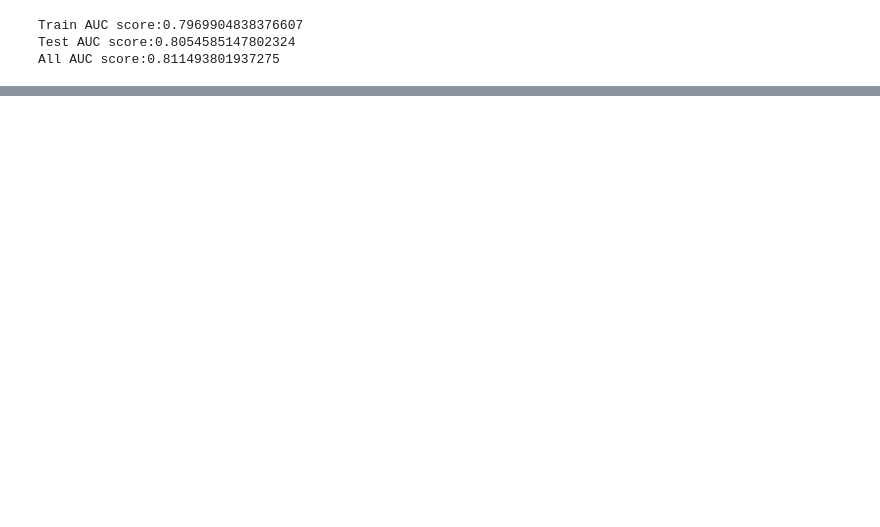
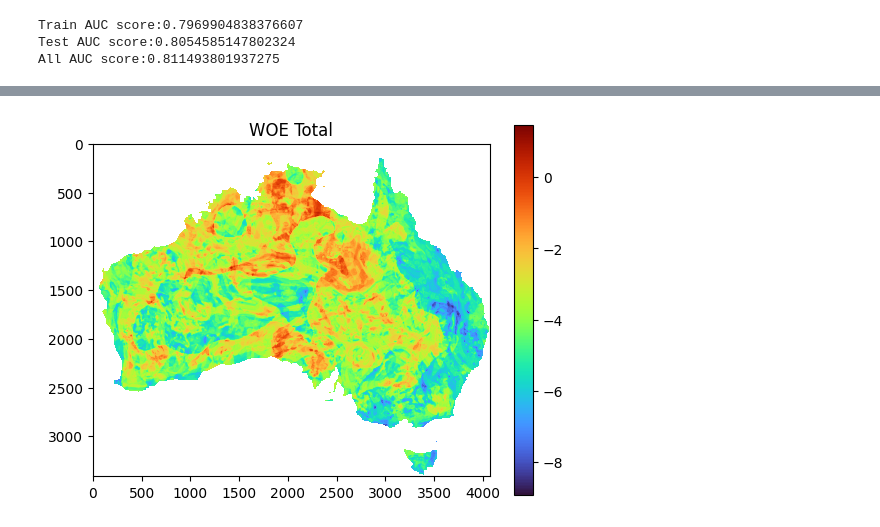
Before and after one commit to DARPA-CRITICALMAAS/sri-ta3-baselines, a Jupyter notebook: S2_MVT_WOE_baseline.ipynb, the cells around one changed output, grey strips where cells are left out. Cells and saved outputs as stored; diff of their text form; code cells hidden in the pictures; blank space fills up the shorter version.

```diff
--- a/S2_MVT_WOE_baseline.ipynb
+++ b/S2_MVT_WOE_baseline.ipynb
@@ -12,3 +12,5 @@ Loads the datacube
 # %%
-data_aus = utils.load_dataset('data/datacube_sri_aus.csv')
-data_uscanada = utils.load_dataset('data/datacube_sri_uscan.csv')
+data_aus = utils.load_dataset('data/SRI-DATACUBE/datacube_sri_aus.csv')
+data_aus.head()
+data_uscanada = utils.load_dataset('data/SRI-DATACUBE/datacube_sri_uscan.csv')
+data_uscanada.head()
@@ -166,6 +165,6 @@ Name: count, dtype: int64
 # %%
-labels_filtered = data_filtered['MVT_DepositOccurrenceNeighbors']
-data_filtered = data_filtered.drop(columns=['s2_cell_id', 'MVT_Deposit', 'MVT_Occurrence', 'MVT_DepositOccurrence', 'MVT_DepositOccurrenceNeighbors'])
+labels_filtered = data_filtered['MVT_DepositOccurrenceNeighbors'] # store target for later use
+data_filtered = data_filtered.drop(columns=['s2_cell_poly', 'MVT_Deposit', 'MVT_Occurrence', 'MVT_DepositOccurrence', 'MVT_DepositOccurrenceNeighbors'])
 cols = cols[1:-4]
 # %% [markdown]
 Clearly the dataset has MANY outliers, as reported in the paper
@@ -236,6 +235,9 @@ Forms the train / test splits
 # %%
 data_filtered["Latitude_EPSG4326"] = data["Lat"]
 data_filtered["Training_MVT_Deposit"] = data["MVT_Deposit"]
+data_filtered["H3_Geometry"] = data["s2_cell_poly"]
+data_filtered["Continent_Majority"] = data["Continent_Majority"]
+
 te_df, tr_df, _ = utils.get_spatial_cross_val_idx(data_filtered, test_set=1, split_col="Training_MVT_Deposit", nbins=36)
 tr_df = tr_df.drop(columns=["Training_MVT_Deposit"])
 te_df = te_df.drop(columns=["Training_MVT_Deposit"])
@@ -311,0 +319,79 @@ All AUC score:0.811493801937275
+# %%
+from os import makedirs
+from shapely import wkt
+import rasterio
+
+# subset of datacube to visualize / rasterize - first two columns **MUST** be included
+raster_df = all_result[["H3_Geometry", "Continent_Majority", "WOE Total"]].copy()
+
+# sets location for output raster(s)
+output_dir = './data/outputs/'
+makedirs(output_dir, exist_ok=True)
+
+# bounds for each continent - visualized / rasterized separately
+continents = {
+    "Oceania": {'left':112.9, 'bottom':-43.6, 'right':153.6, 'top':-9.5},
+    "North America": {'left':-179.8, 'bottom':24.5, 'right':-52.6, 'top':83.15}
+}
+
+# (height, width) in CRS metric
+resolution = (0.01, 0.01)
+
+# make strings into shapely polygon type
+raster_df["H3_Geometry"] = raster_df["H3_Geometry"].apply(wkt.loads)
+
+# rasterizes / visualizes each continent in datacube (set of bounds)
+for idx, (continent, bounds) in enumerate(continents.items()):
+    print(f"Rasterizing {continent}")
+
+    # selects subset of datacube on continent
+    continent_datacube = raster_df[raster_df["Continent_Majority"] == continent]
+
+    # defines the raster size in pixels from bounds / resolution
+    height = int((bounds["top"]-bounds["bottom"]) / resolution[0])
+    width = int((bounds["right"]-bounds["left"]) / resolution[1])
+
+    # defines raster transforms from bounds and size
+    tif_tf = rasterio.transform.from_bounds(
+        bounds["left"],
+        bounds["bottom"],
+        bounds["right"],
+        bounds["top"],
+        width,
+        height
+    )
+
+    # sets meta data for rasters
+    tiff_meta = {
+        "driver": 'GTiff',
+        "height": height,
+        "width": width,
+        "count": 1,
+        "dtype": "float64",
+        "crs": rasterio.CRS.from_epsg(4326),
+        "transform": tif_tf,
+        "nodata": np.nan,
+        "compress": "lzw",
+    }
+
+    # renames columns to be conistent with Lawley'22
+    continent_datacube.rename({
+        # geophysics
+        "GeophysicsLAB": "Depth to Lab",
+        "GeophysicsMoho": "Depth to Moho",
+        "GeophysicsSatelliteGravity_ShapeIndex": "Satellite Gravity",
+        "GeophysicsGravity": "Gravity Bouguer",
+        "GeophysicsGravity_HGM": "Gravity HGM",
+        "GeophysicsGravity_UpCont30km_HGM": "Gravity upward-continued HGM",
+        "ShallowGravitySources_Worms": "Gravity Worms",
+        "DeepGravitySources_Worms": "Gravity upward-continued worms",
+        "GeophysicsMagRTP_HGM": "Magnetic HGM",
+        "GeophysicsMagRTP_HGMDeepSources": "Magnetic long-wavelength HGM",
+        "ShallowMagSources_Worms": "Magnetic worms",
+        "DeepMagSources_Worms": "Magnetic long-wavelength worms"
+    }, axis=1, inplace=True)
+
+    utils.visualize_datacube(continent_datacube, tiff_meta)
+
+    utils.rasterize_datacube(continent_datacube, tiff_meta, output_dir, "sri_woe_"+continent.lower().replace(" ","-"))
+# %% [output]
@@ -311,0 +404 @@ All AUC score:0.811493801937275
+[figure, added]
```
Also changed, not shown: parts of 25 cells of this notebook, 6 other files.
